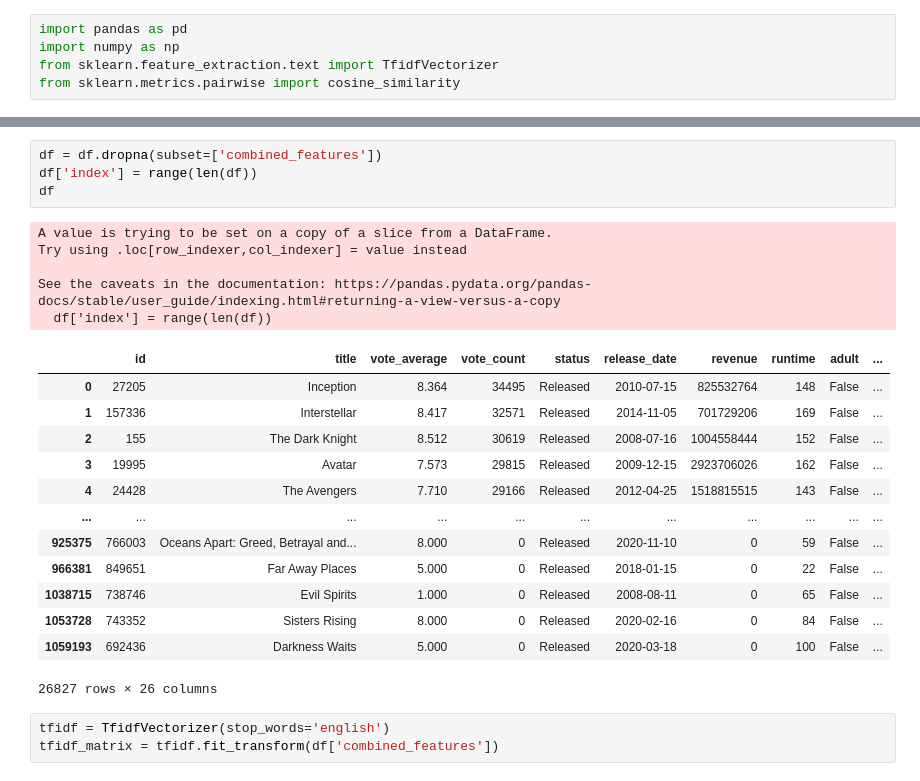
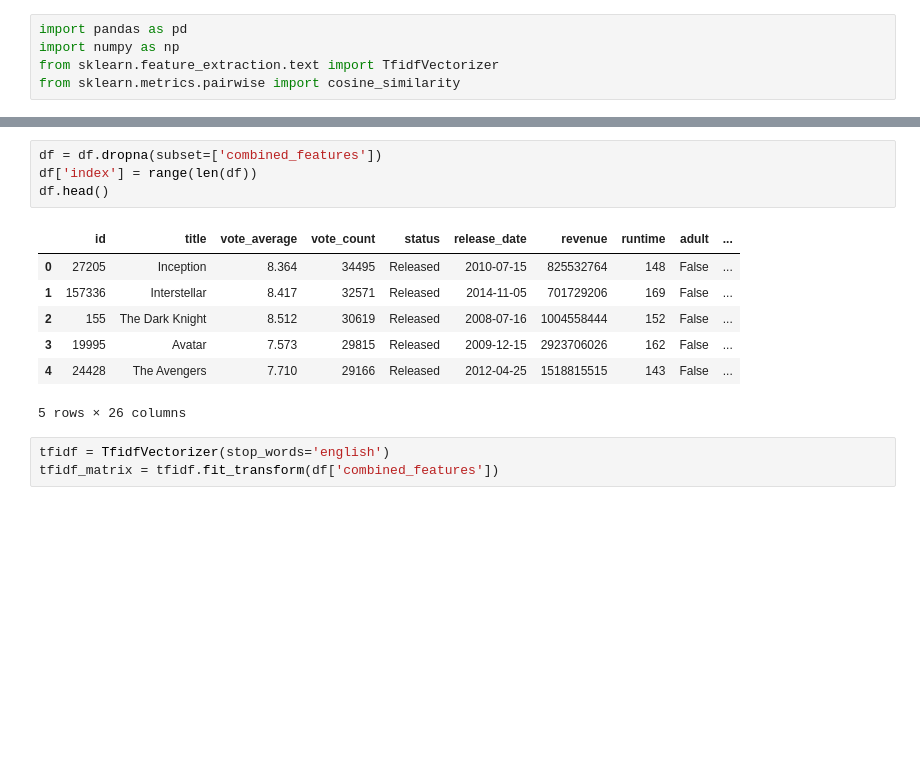
Before and after one commit to Abdullh911/ML_Movies_Recommender, a Jupyter notebook: Untitled10.ipynb, the cells around one changed output, grey strips where cells are left out. Drawn from its saved outputs; the diff is of its cells as text; blank space fills up the shorter version.

```diff
--- a/Untitled10.ipynb
+++ b/Untitled10.ipynb
@@ -56,26 +41,15 @@ df.head(8)
 # %%
 df = df.dropna(subset=['combined_features'])
 df['index'] = range(len(df))
-df
+df.head()
 # %% [output]
+|  | id | title | vote_average | vote_count | status | release_date | revenue | runtime | adult | ... |
+| 0 | 27205 | Inception | 8.364 | 34495 | Released | 2010-07-15 | 825532764 | 148 | False | ... |
+| 1 | 157336 | Interstellar | 8.417 | 32571 | Released | 2014-11-05 | 701729206 | 169 | False | ... |
+| 2 | 155 | The Dark Knight | 8.512 | 30619 | Released | 2008-07-16 | 1004558444 | 152 | False | ... |
+| 3 | 19995 | Avatar | 7.573 | 29815 | Released | 2009-12-15 | 2923706026 | 162 | False | ... |
+| 4 | 24428 | The Avengers | 7.710 | 29166 | Released | 2012-04-25 | 1518815515 | 143 | False | ... |
-A value is trying to be set on a copy of a slice from a DataFrame.
-Try using .loc[row_indexer,col_indexer] = value instead
-
-See the caveats in the documentation: https://pandas.pydata.org/pandas-docs/stable/user_guide/indexing.html#returning-a-view-versus-a-copy
-  df['index'] = range(len(df))
+5 rows × 26 columns
-|  | id | title | vote_average | vote_count | status | release_date | revenue | runtime | adult | ... |
-| 0 | 27205 | Inception | 8.364 | 34495 | Released | 2010-07-15 | 825532764 | 148 | False | ... |
-| 1 | 157336 | Interstellar | 8.417 | 32571 | Released | 2014-11-05 | 701729206 | 169 | False | ... |
-| 2 | 155 | The Dark Knight | 8.512 | 30619 | Released | 2008-07-16 | 1004558444 | 152 | False | ... |
-| 3 | 19995 | Avatar | 7.573 | 29815 | Released | 2009-12-15 | 2923706026 | 162 | False | ... |
-| 4 | 24428 | The Avengers | 7.710 | 29166 | Released | 2012-04-25 | 1518815515 | 143 | False | ... |
-| ... | ... | ... | ... | ... | ... | ... | ... | ... | ... | ... |
-| 925375 | 766003 | Oceans Apart: Greed, Betrayal and... | 8.000 | 0 | Released | 2020-11-10 | 0 | 59 | False | ... |
-| 966381 | 849651 | Far Away Places | 5.000 | 0 | Released | 2018-01-15 | 0 | 22 | False | ... |
-| 1038715 | 738746 | Evil Spirits | 1.000 | 0 | Released | 2008-08-11 | 0 | 65 | False | ... |
-| 1053728 | 743352 | Sisters Rising | 8.000 | 0 | Released | 2020-02-16 | 0 | 84 | False | ... |
-| 1059193 | 692436 | Darkness Waits | 5.000 | 0 | Released | 2020-03-18 | 0 | 100 | False | ... |
-26827 rows × 26 columns
 # %%
 tfidf = TfidfVectorizer(stop_words='english')
 tfidf_matrix = tfidf.fit_transform(df['combined_features'])
```
Also changed, not shown: parts of 7 cells of this notebook.
